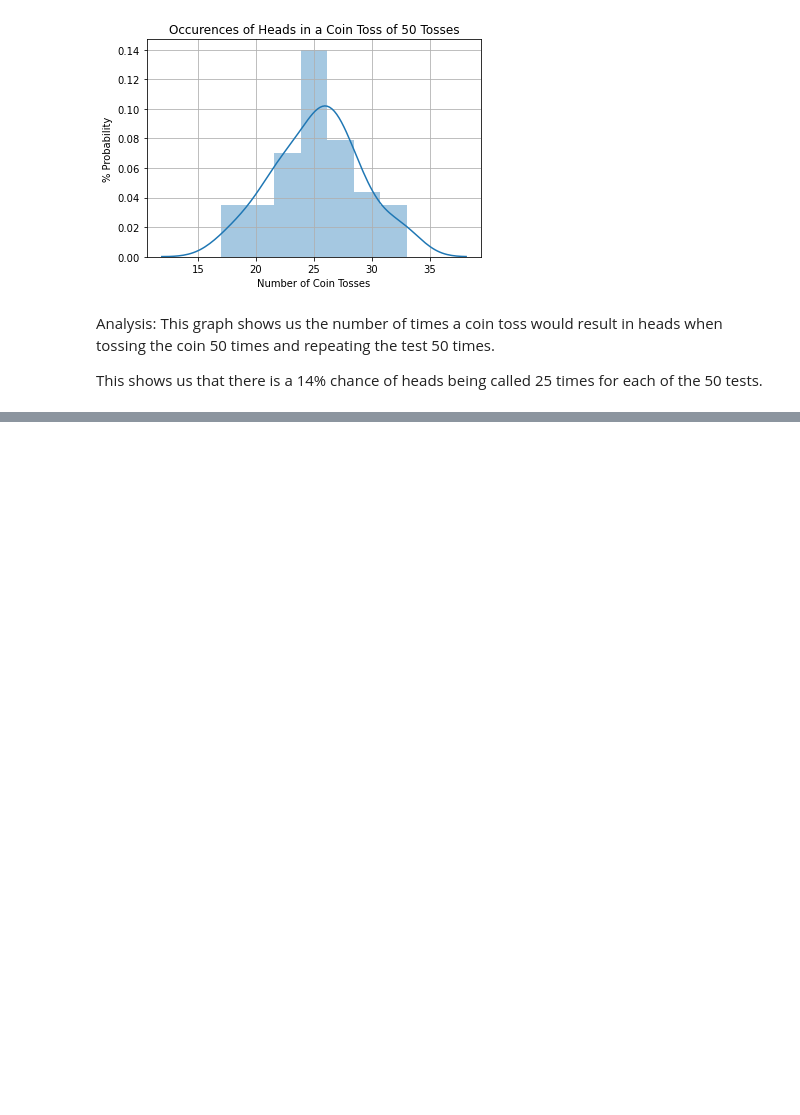
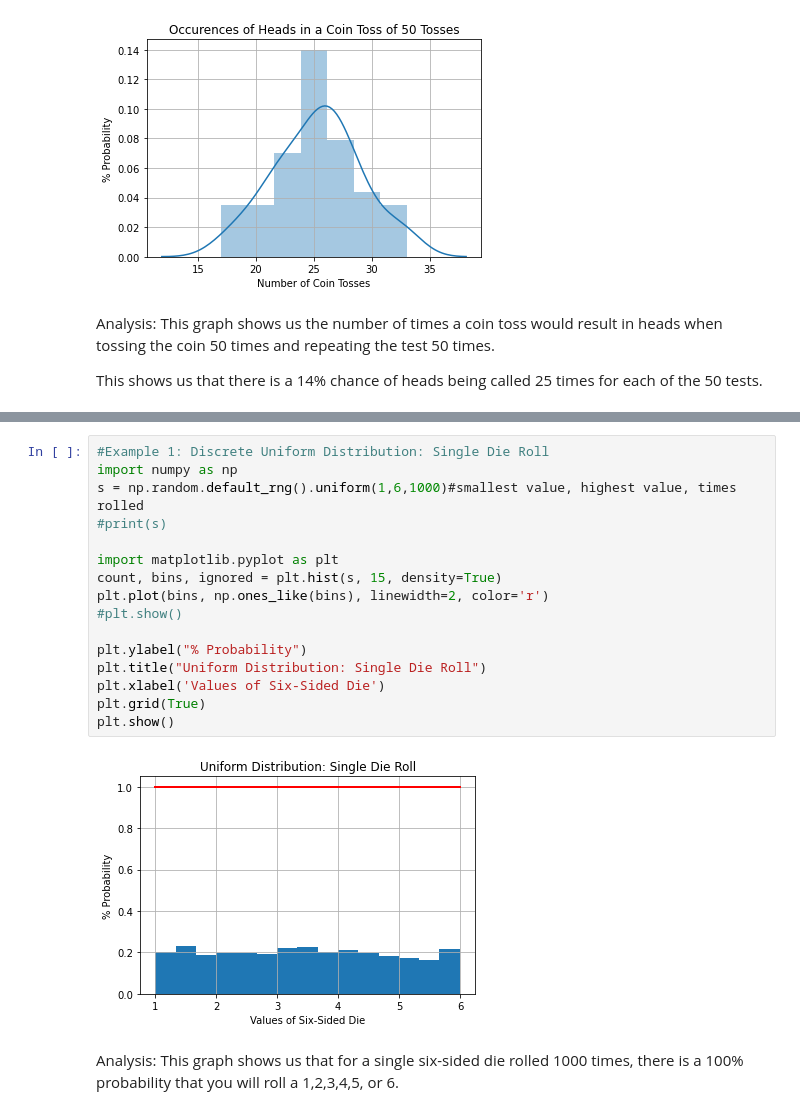
Before and after one commit to KeelyC0d3s/ProgrammingDataAnalysisHW, a Jupyter notebook: numpy.random package.ipynb, the cells around one changed output, grey strips where cells are left out. Saved outputs shown, nothing was run; the diff lists cells and outputs as text; blank space fills up the shorter version.

Commit message:
Finish Uniform Distribution

```diff
--- a/numpy.random package.ipynb
+++ b/numpy.random package.ipynb
@@ -371 +380,21 @@ For example, if you give a range of numbers to a random number generator, let's
 Let's take a look at these two examples with numpy and some visualisations.
+# %%
+#Example 1: Discrete Uniform Distribution: Single Die Roll
+import numpy as np
+s = np.random.default_rng().uniform(1,6,1000)#smallest value, highest value, times rolled
+#print(s)
+
+import matplotlib.pyplot as plt
+count, bins, ignored = plt.hist(s, 15, density=True)
+plt.plot(bins, np.ones_like(bins), linewidth=2, color='r')
+#plt.show()
+
+plt.ylabel("% Probability")
+plt.title("Uniform Distribution: Single Die Roll")
+plt.xlabel('Values of Six-Sided Die')
+plt.grid(True)
+plt.show()
+# %% [output]
+[figure, added]
+# %% [markdown]
+Analysis: This graph shows us that for a single six-sided die rolled 1000 times, there is a 100% probability that you will roll a 1,2,3,4,5, or 6.
```
Also changed, not shown: parts of 8 cells of this notebook.
